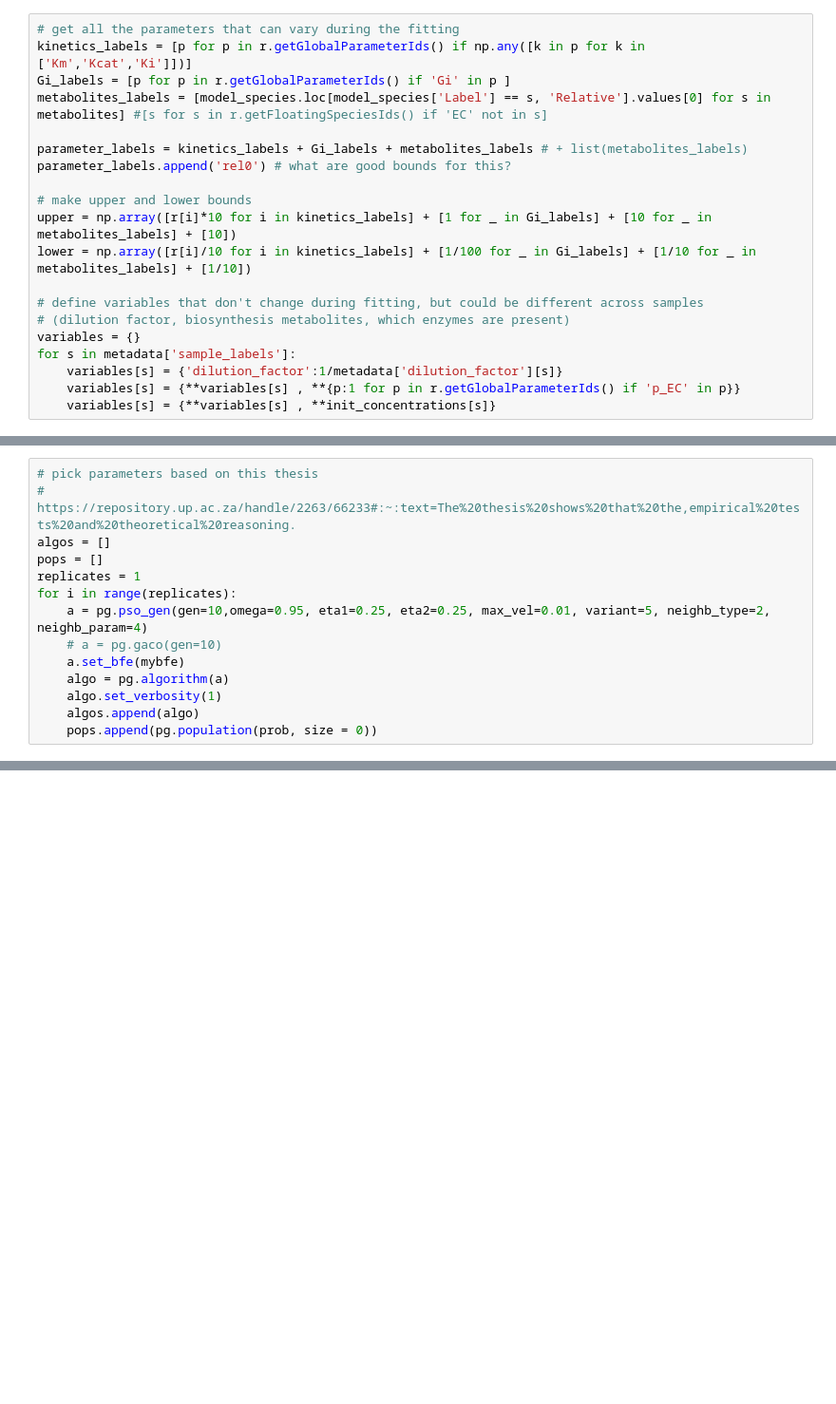
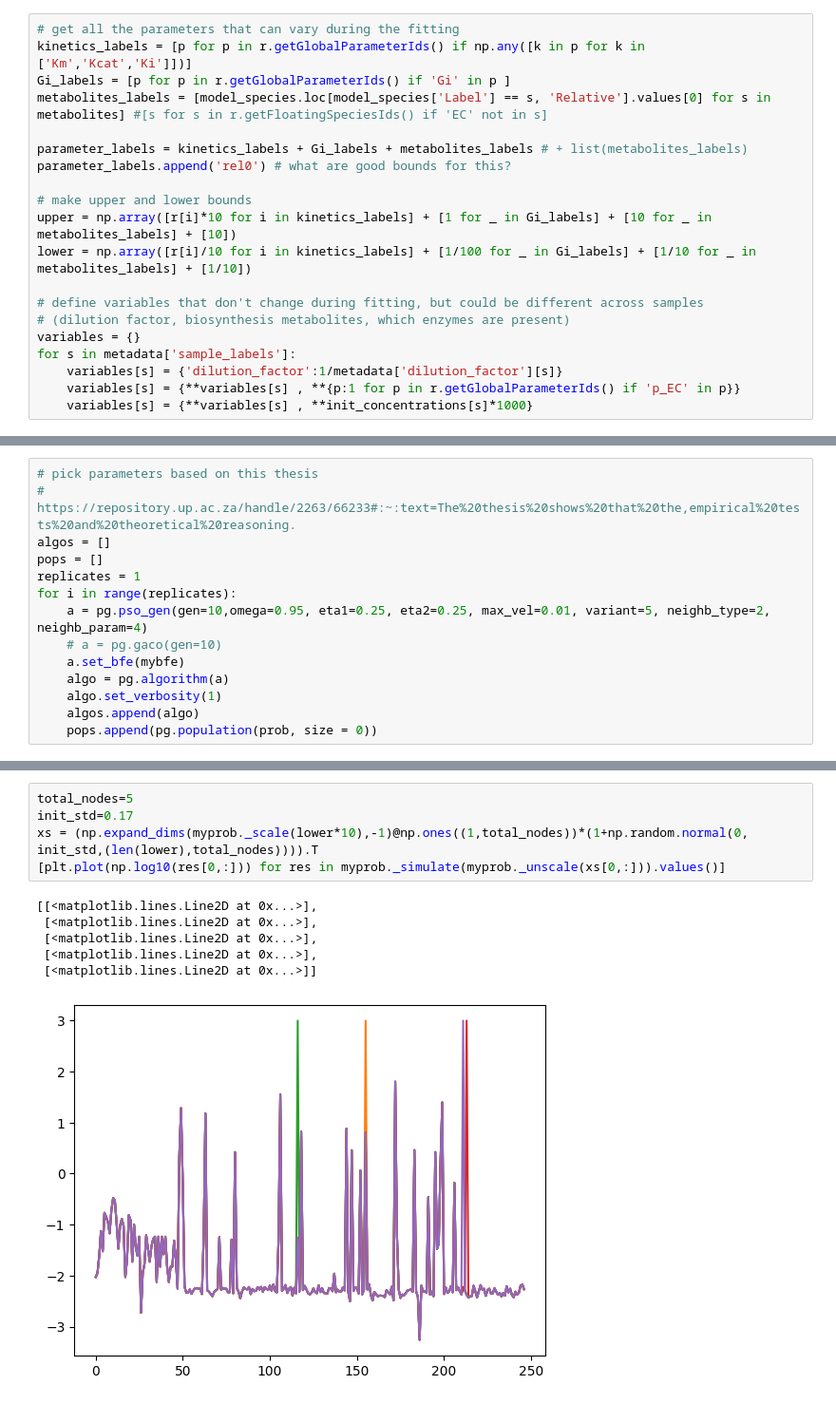
Before and after one commit to carothersresearch/ECFERS, a Jupyter notebook: run_fit_data.ipynb, the cells around one changed output, grey strips where cells are left out. Shown at 95% size. Drawn from its saved outputs; the diff is of its cells as text; blank space fills up the shorter version.

```diff
--- a/run_fit_data.ipynb
+++ b/run_fit_data.ipynb
@@ -54,7 +57,7 @@ variables = {}
 for s in metadata['sample_labels']:
     variables[s] = {'dilution_factor':1/metadata['dilution_factor'][s]}
     variables[s] = {**variables[s] , **{p:1 for p in r.getGlobalParameterIds() if 'p_EC' in p}}
-    variables[s] = {**variables[s] , **init_concentrations[s]}
+    variables[s] = {**variables[s] , **init_concentrations[s]*1000}
 # %%
 from src.fitting.pygmo_problems import SBMLGlobalFit_Multi_Fly
 myprob = SBMLGlobalFit_Multi_Fly(
@@ -150,3 +161,15 @@ Exit condition -- generations = 10
+# %%
+total_nodes=5
+init_std=0.17
+xs = (np.expand_dims(myprob._scale(lower*10),-1)@np.ones((1,total_nodes))*(1+np.random.normal(0, init_std,(len(lower),total_nodes)))).T
+[plt.plot(np.log10(res[0,:])) for res in myprob._simulate(myprob._unscale(xs[0,:])).values()]
+# %% [output]
+[[<matplotlib.lines.Line2D at 0x...>],
+ [<matplotlib.lines.Line2D at 0x...>],
+ [<matplotlib.lines.Line2D at 0x...>],
+ [<matplotlib.lines.Line2D at 0x...>],
+ [<matplotlib.lines.Line2D at 0x...>]]
+[figure, added]
 # %%
 results = [np.concatenate(l,axis=0) for l in logs]
 [plt.plot(res[:,2],'o-') for res in results]
```
Also changed, not shown: parts of 12 cells of this notebook, 7 other files.
